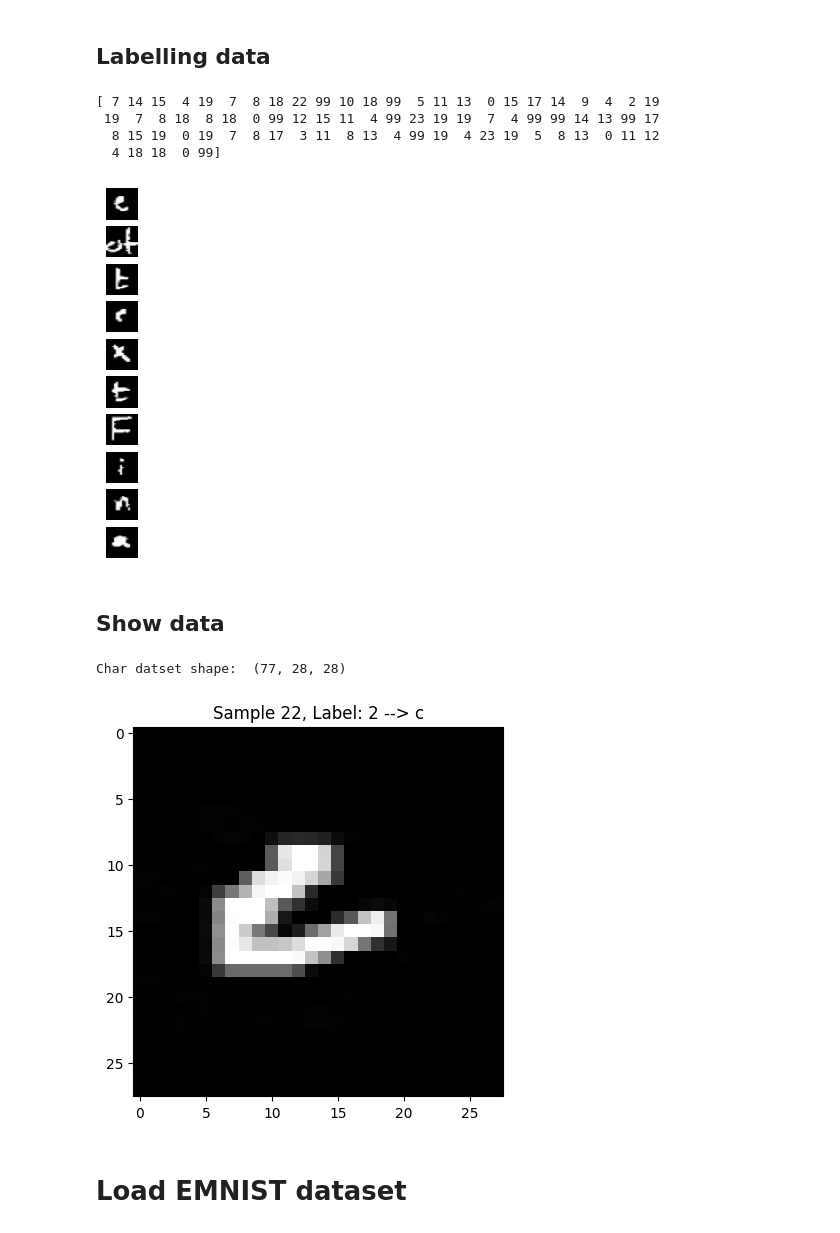
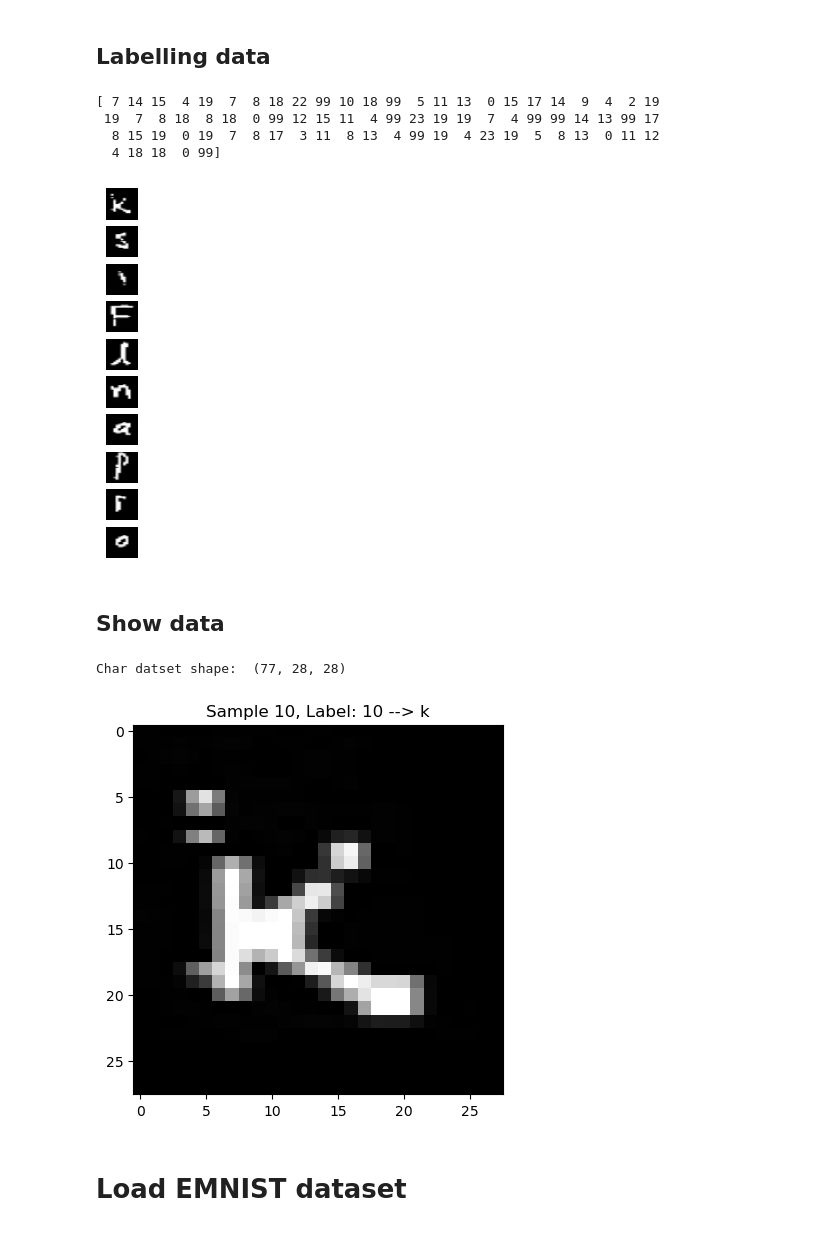
Before and after one commit to YuqinGuan/EITP40-finalProject, a Jupyter notebook: pre_training.ipynb, the cells around one changed output. Drawn from its saved outputs; the diff is of its cells as text; code cells hidden in the pictures.

```diff
--- a/pre_training.ipynb
+++ b/pre_training.ipynb
@@ -41,25 +48,25 @@ def encode_char(x):
         return 99
 # %%
 fig, axes = plt.subplots(10)
-for i in range(60,70):
+for i in range(10,20):
     axes[i%10].imshow(data[i,:,:], cmap = "gray")
     axes[i%10].axis('off')
 
 # Manually set labels...
 # labels = 'e,-,t,e,x,t,f,i,n,a'.split(',')
 # y[60:70] = [encode_char(x) for x in labels]
 #print(np.shape(y))
 print(y)
 # %% [output]
 [ 7 14 15  4 19  7  8 18 22 99 10 18 99  5 11 13  0 15 17 14  9  4  2 19
  19  7  8 18  8 18  0 99 12 15 11  4 99 23 19 19  7  4 99 99 14 13 99 17
   8 15 19  0 19  7  8 17  3 11  8 13  4 99 19  4 23 19  5  8 13  0 11 12
   4 18 18  0 99]
-[figure, old version]
+[figure, new version]
 # %% [markdown]
 ## Show data
 # %%
-print("Char datset shape: ", data.shape)
+print("Char dataset shape: ", data.shape)
 k = np.random.randint(0, len(data))
 char = data[k,:,:]
 plt.imshow(char, cmap='gray')
@@ -73,7 +80,7 @@ else:
 plt.title('Sample ' + str(k) + ', Label: '+ str(label) + ' --> ' + str(true_char));
 # %% [output]
 Char datset shape:  (77, 28, 28)
-[figure, old version]
+[figure, new version]
 # %% [markdown]
 # Load EMNIST dataset
 # %%
```
Also changed, not shown: parts of 13 cells of this notebook, 1 other file.
